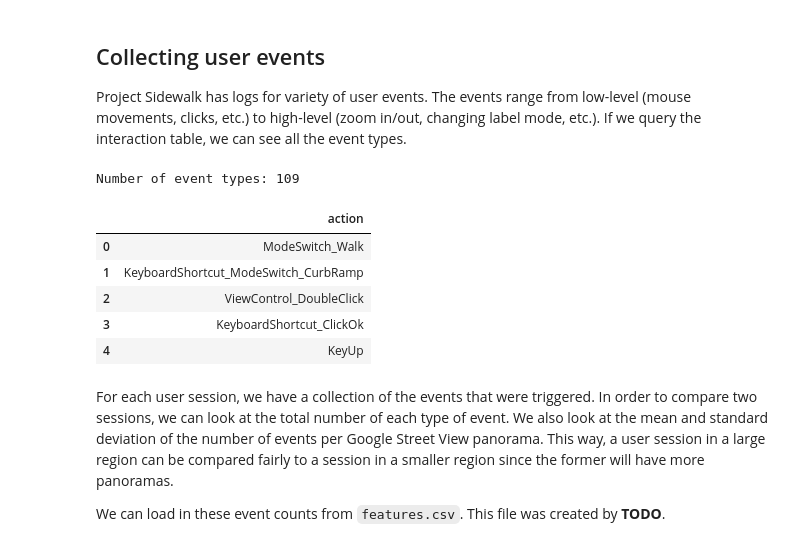
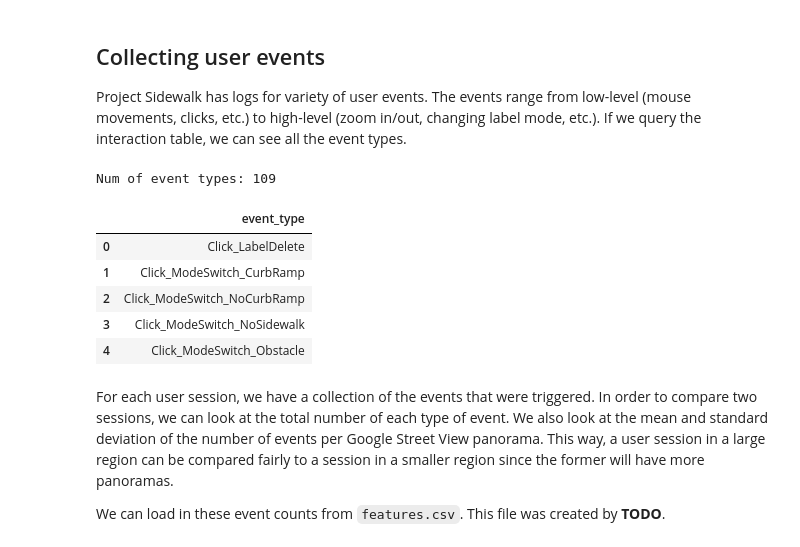
Before and after one commit to johannkm/cmsc499A, a Jupyter notebook: Report.ipynb, the cells around one changed output. Saved outputs shown, nothing was run; the diff lists cells and outputs as text; code cells hidden in the pictures.

```diff
--- a/Report.ipynb
+++ b/Report.ipynb
@@ -28,22 +24,17 @@ img {margin-left: 0}
 ## Collecting user events
 Project Sidewalk has logs for variety of user events. The events range from low-level (mouse movements, clicks, etc.) to high-level (zoom in/out, changing label mode, etc.). If we query the interaction table, we can see all the event types.
 # %%
-event_types = pd.read_sql(
-'''
-SELECT DISTINCT action
-FROM audit_task_interaction
-''', vol_con)
-
-print("Number of event types:", len(event_types))
+event_types = pd.read_csv('data/interim/event-types.csv')
+print('Num of event types:', len(event_types))
 event_types.head()
 # %% [output]
-Number of event types: 109
+Num of event types: 109
-|  | action |
-| 0 | ModeSwitch_Walk |
-| 1 | KeyboardShortcut_ModeSwitch_CurbRamp |
-| 2 | ViewControl_DoubleClick |
-| 3 | KeyboardShortcut_ClickOk |
-| 4 | KeyUp |
+|  | event_type |
+| 0 | Click_LabelDelete |
+| 1 | Click_ModeSwitch_CurbRamp |
+| 2 | Click_ModeSwitch_NoCurbRamp |
+| 3 | Click_ModeSwitch_NoSidewalk |
+| 4 | Click_ModeSwitch_Obstacle |
 # %% [markdown]
 For each user session, we have a collection of the events that were triggered. In order to compare two sessions, we can look at the total number of each type of event. We also look at the mean and standard deviation of the number of events per Google Street View panorama. This way, a user session in a large region can be compared fairly to a session in a smaller region since the former will have more panoramas.
 
```
Also changed, not shown: parts of 22 cells of this notebook.
